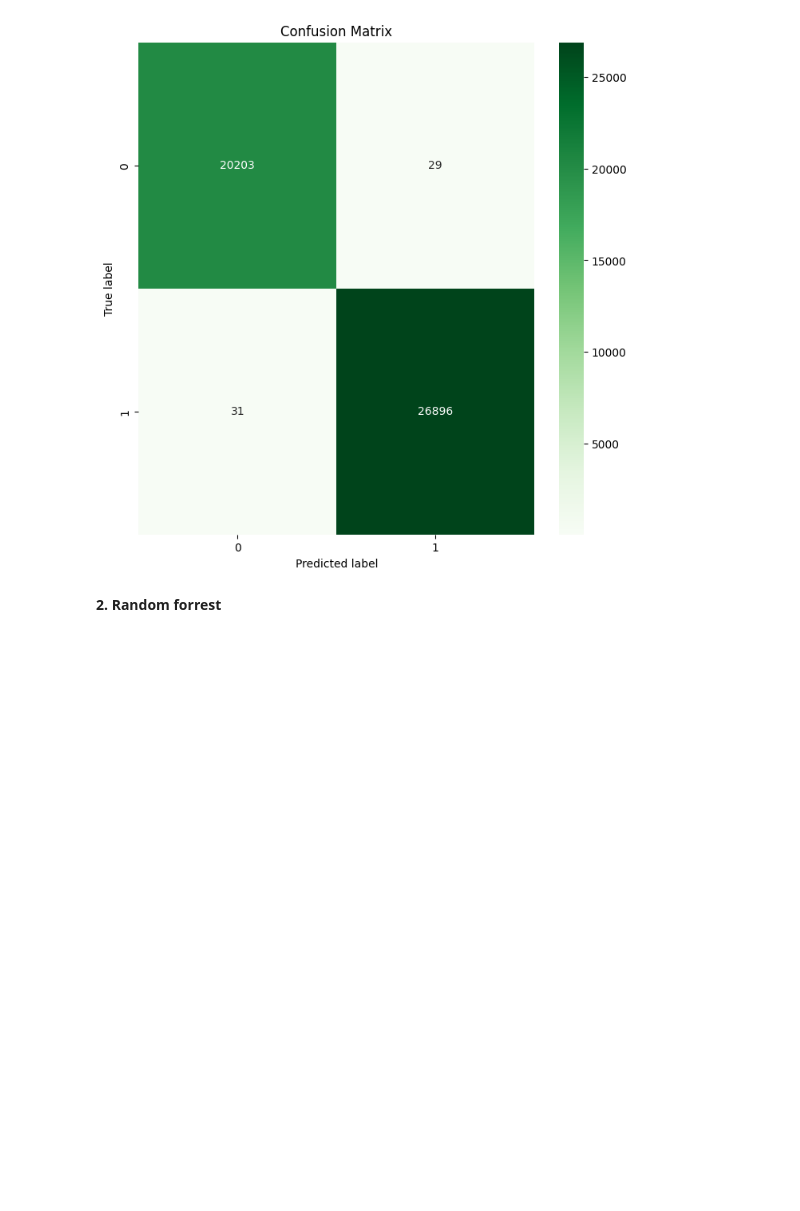
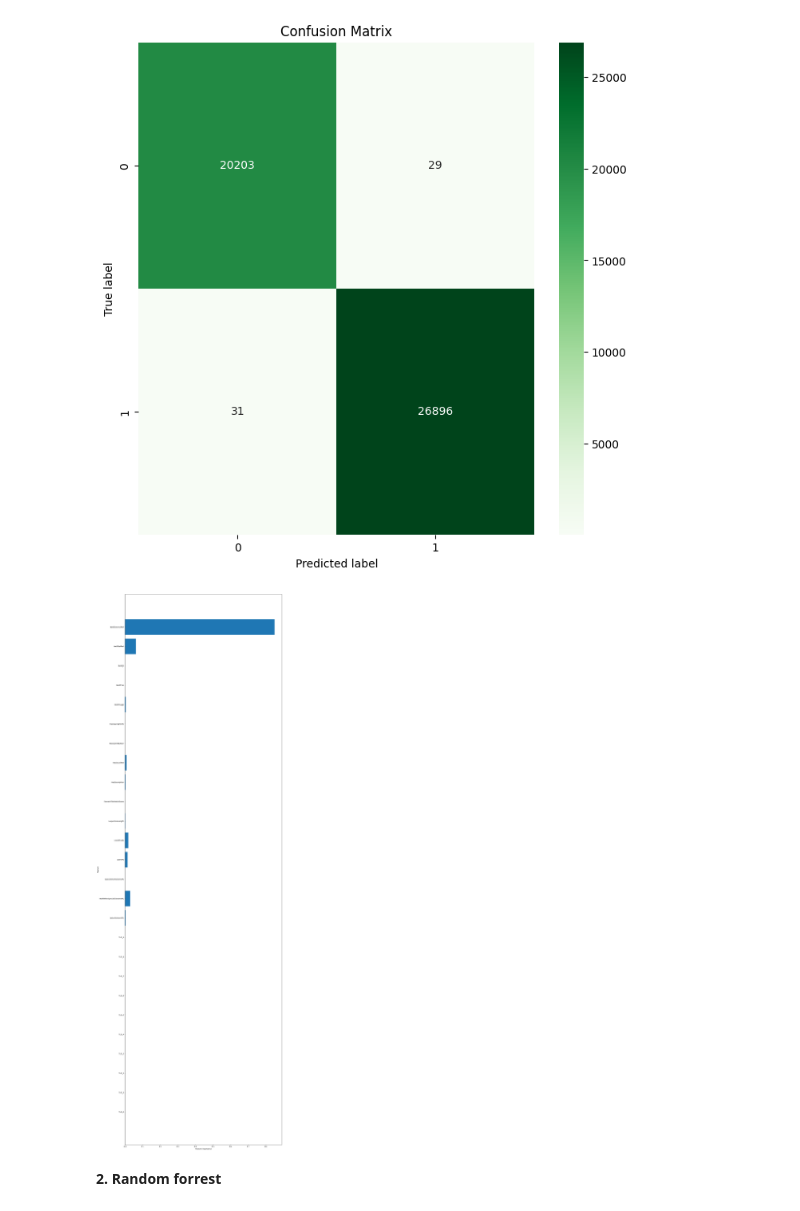
Before and after one commit to sandeshlavshetty/Phising_url_prediction, a Jupyter notebook: main.ipynb, the cells around one changed output. Saved outputs shown, nothing was run; the diff lists cells and outputs as text; code cells hidden in the pictures; blank space fills up the shorter version.

```diff
--- a/main.ipynb
+++ b/main.ipynb
@@ -1249,8 +1249,20 @@ def confusion_mat(y_test, y_pred):
 confusion_mat(y_test, y_test_pred)
 # %% [output]
 [figure]
-# %%
-def feature_imp()
+# %%
+def feature_imp(X_train,model):
+  #checking the feature improtance in the model
+    plt.figure(figsize=(17,60))
+    n_features = X_train.shape[1]
+    plt.barh(range(n_features), model.feature_importances_, align='center')
+    plt.yticks(np.arange(n_features), X_train.columns)
+    plt.xlabel("Feature importance")
+    plt.ylabel("Feature")
+    plt.show()
+# %%
+feature_imp(X_train,best_tree)
+# %% [output]
+[figure, added]
 # %% [markdown]
 **2. Random forrest**
 # %% [markdown]
```
